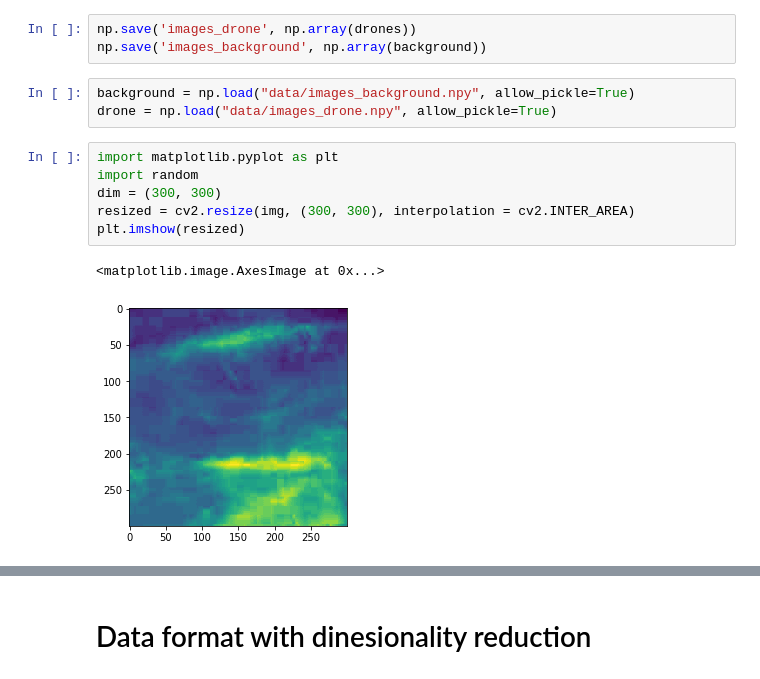
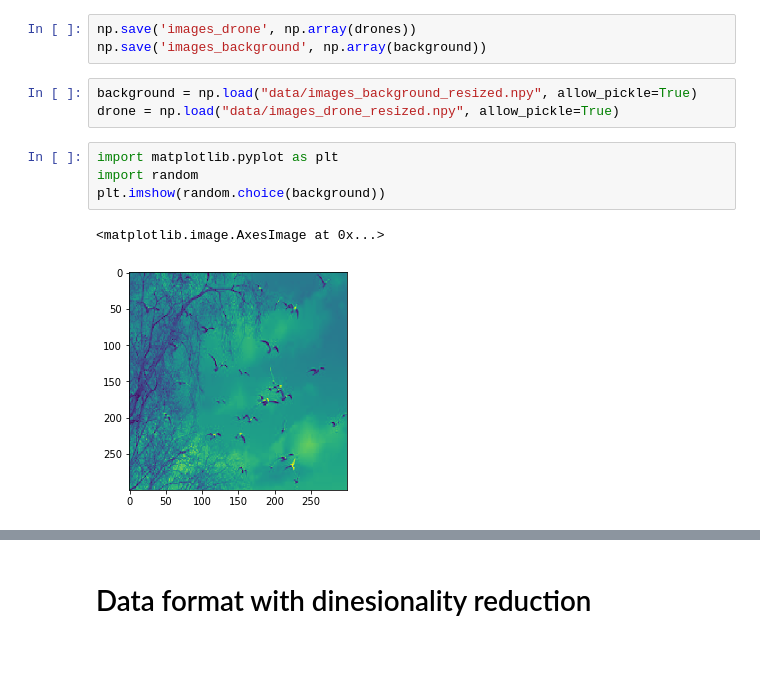
Before and after one commit to nihadern/cam-rf-drone-detection, a Jupyter notebook: Data Parser.ipynb, the cells around one changed output, grey strips where cells are left out. Saved outputs shown, nothing was run; the diff lists cells and outputs as text.

```diff
--- a/Data Parser.ipynb
+++ b/Data Parser.ipynb
@@ -48,14 +50,12 @@ Adding Images_Drone\Images imgage yoto10818.png
 np.save('images_drone', np.array(drones))
 np.save('images_background', np.array(background))
 # %%
-background = np.load("data/images_background.npy", allow_pickle=True)
-drone = np.load("data/images_drone.npy", allow_pickle=True)
+background = np.load("data/images_background_resized.npy", allow_pickle=True)
+drone = np.load("data/images_drone_resized.npy", allow_pickle=True)
 # %%
 import matplotlib.pyplot as plt
 import random
-dim = (300, 300)
-resized = cv2.resize(img, (300, 300), interpolation = cv2.INTER_AREA)
-plt.imshow(resized)
+plt.imshow(random.choice(background))
 # %% [output]
 <matplotlib.image.AxesImage at 0x...>
-[figure, old version]
+[figure, new version]
```
Also changed, not shown: parts of 18 cells of this notebook, 4 other files.
